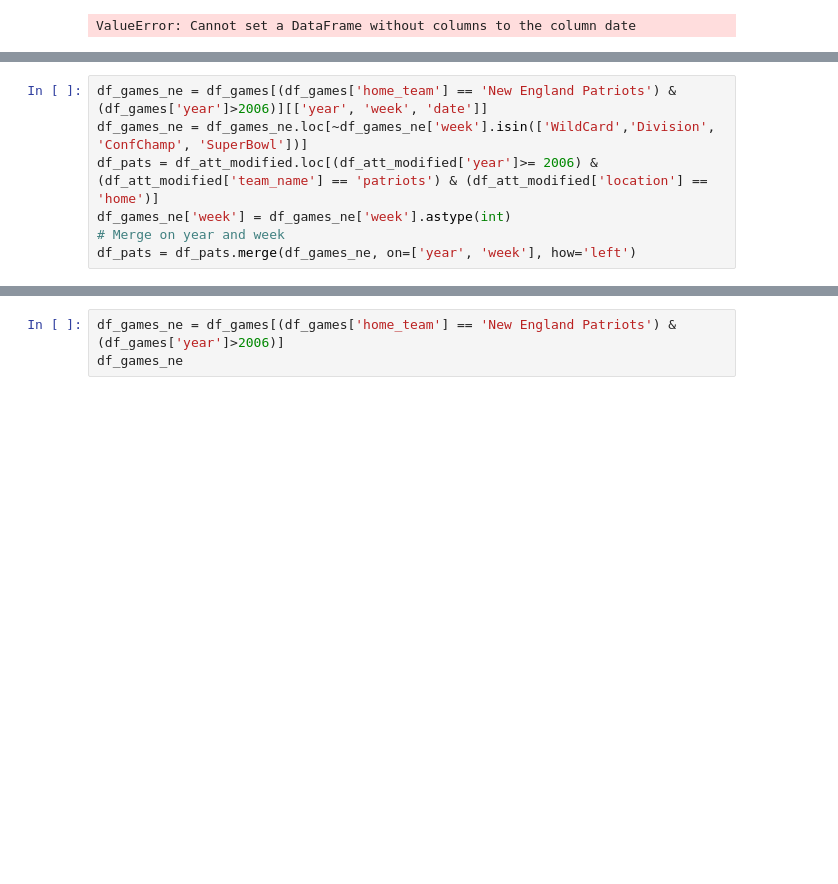
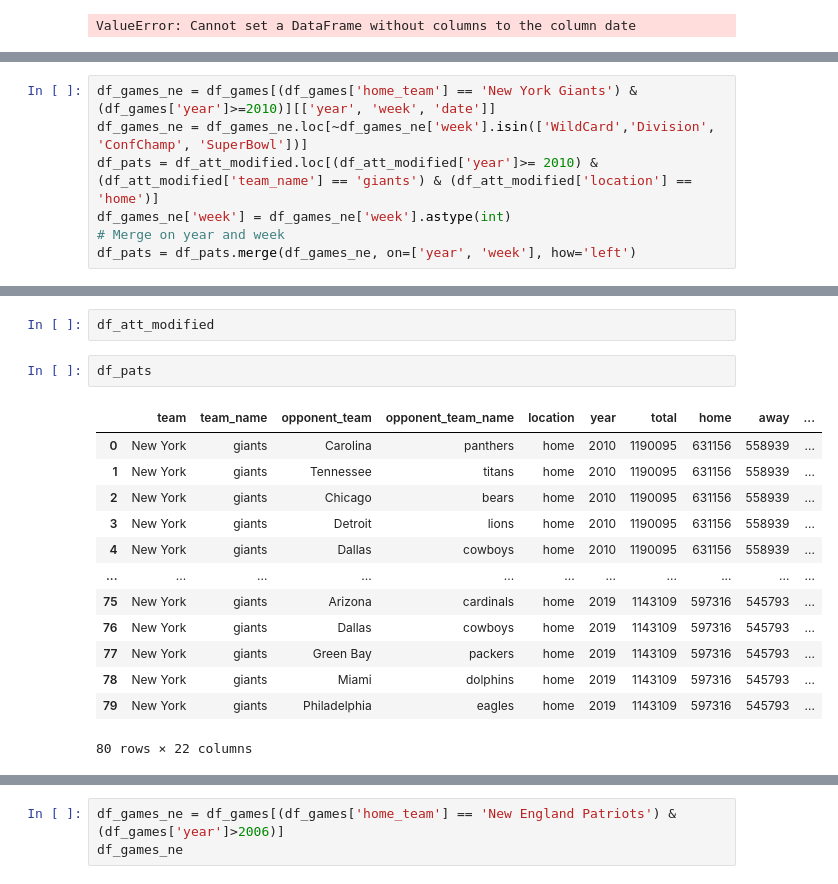
Before and after one commit to Qingwen-Zeng/Model-Based-Machine-Learning-Project, a Jupyter notebook: notebooks/try_notebook.ipynb, the cells around one changed output, grey strips where cells are left out. Saved outputs shown, nothing was run; the diff lists cells and outputs as text; blank space fills up the shorter version.

```diff
--- a/notebooks/try_notebook.ipynb
+++ b/notebooks/try_notebook.ipynb
@@ -148,7 +166,7 @@ df_pats
 # %%
-df_games_ne = df_games[(df_games['home_team'] == 'New England Patriots') & (df_games['year']>2006)][['year', 'week', 'date']]
+df_games_ne = df_games[(df_games['home_team'] == 'New York Giants') & (df_games['year']>=2010)][['year', 'week', 'date']]
 df_games_ne = df_games_ne.loc[~df_games_ne['week'].isin(['WildCard','Division', 'ConfChamp', 'SuperBowl'])]
-df_pats = df_att_modified.loc[(df_att_modified['year']>= 2006) & (df_att_modified['team_name'] == 'patriots') & (df_att_modified['location'] == 'home')]
+df_pats = df_att_modified.loc[(df_att_modified['year']>= 2010) & (df_att_modified['team_name'] == 'giants') & (df_att_modified['location'] == 'home')]
 df_games_ne['week'] = df_games_ne['week'].astype(int)
 # Merge on year and week
 df_pats = df_pats.merge(df_games_ne, on=['year', 'week'], how='left')
@@ -179,0 +185,18 @@ Name: home_team, Length: 5324, dtype: object
+# %%
+df_att_modified
+# %%
+df_pats
+# %% [output]
+|  | team | team_name | opponent_team | opponent_team_name | location | year | total | home | away | ... |
+| 0 | New York | giants | Carolina | panthers | home | 2010 | 1190095 | 631156 | 558939 | ... |
+| 1 | New York | giants | Tennessee | titans | home | 2010 | 1190095 | 631156 | 558939 | ... |
+| 2 | New York | giants | Chicago | bears | home | 2010 | 1190095 | 631156 | 558939 | ... |
+| 3 | New York | giants | Detroit | lions | home | 2010 | 1190095 | 631156 | 558939 | ... |
+| 4 | New York | giants | Dallas | cowboys | home | 2010 | 1190095 | 631156 | 558939 | ... |
+| ... | ... | ... | ... | ... | ... | ... | ... | ... | ... | ... |
+| 75 | New York | giants | Arizona | cardinals | home | 2019 | 1143109 | 597316 | 545793 | ... |
+| 76 | New York | giants | Dallas | cowboys | home | 2019 | 1143109 | 597316 | 545793 | ... |
+| 77 | New York | giants | Green Bay | packers | home | 2019 | 1143109 | 597316 | 545793 | ... |
+| 78 | New York | giants | Miami | dolphins | home | 2019 | 1143109 | 597316 | 545793 | ... |
+| 79 | New York | giants | Philadelphia | eagles | home | 2019 | 1143109 | 597316 | 545793 | ... |
+80 rows × 22 columns
```
Also changed, not shown: parts of 21 cells of this notebook, 2 other files.
